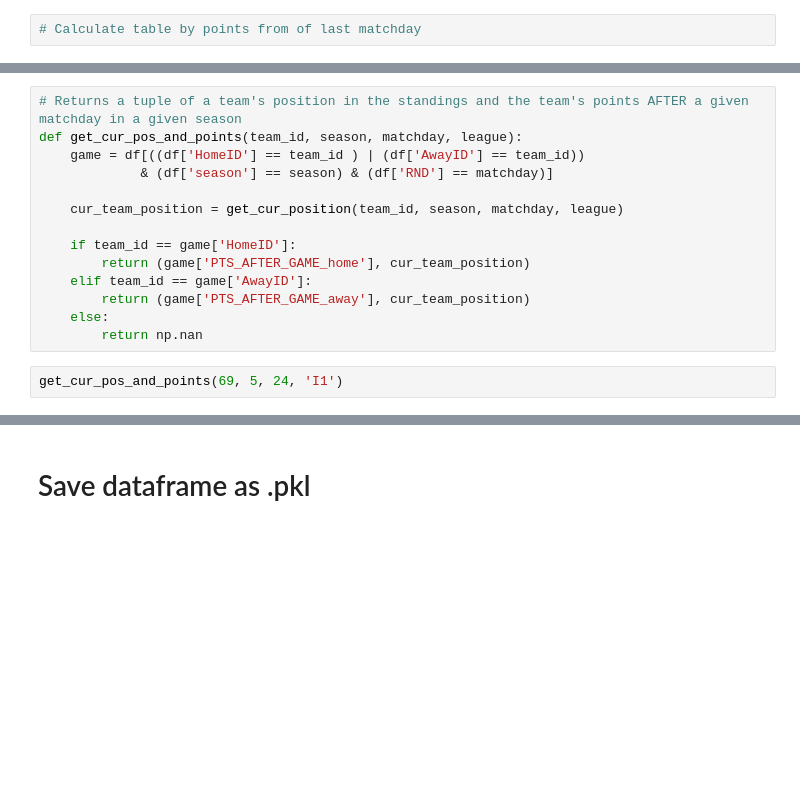
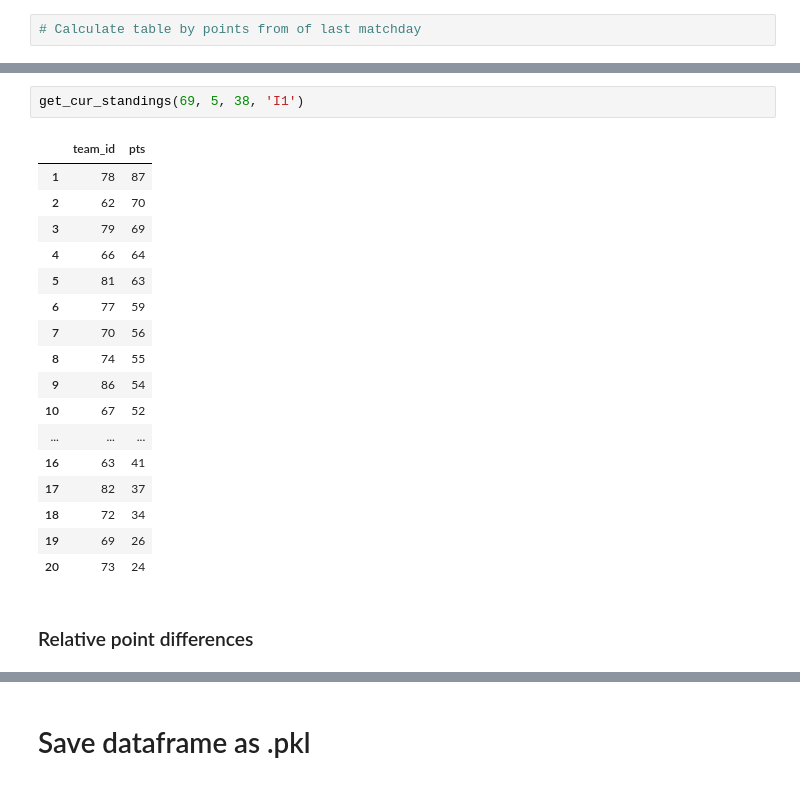
Before and after one commit to michapries/bachelors-thesis, a Jupyter notebook: data_extraction.ipynb, the cells around one changed output, grey strips where cells are left out. Drawn from its saved outputs; the diff is of its cells as text; blank space fills up the shorter version.

```diff
--- a/data_extraction.ipynb
+++ b/data_extraction.ipynb
@@ -800,16 +761,22 @@ get_cur_standings(39, 5, 20, 'D1')
-# %%
-# Returns a tuple of a team's position in the standings and the team's points AFTER a given matchday in a given season
-def get_cur_pos_and_points(team_id, season, matchday, league):
-    game = df[((df['HomeID'] == team_id ) | (df['AwayID'] == team_id))
-             & (df['season'] == season) & (df['RND'] == matchday)]
-
-    cur_team_position = get_cur_position(team_id, season, matchday, league)
-
-    if team_id == game['HomeID']:
-        return (game['PTS_AFTER_GAME_home'], cur_team_position)
-    elif team_id == game['AwayID']:
-        return (game['PTS_AFTER_GAME_away'], cur_team_position)
-    else:
-        return np.nan
 # %%
-get_cur_pos_and_points(69, 5, 24, 'I1')
+get_cur_standings(69, 5, 38, 'I1')
+# %% [output]
+|  | team_id | pts |
+| 1 | 78 | 87 |
+| 2 | 62 | 70 |
+| 3 | 79 | 69 |
+| 4 | 66 | 64 |
+| 5 | 81 | 63 |
+| 6 | 77 | 59 |
+| 7 | 70 | 56 |
+| 8 | 74 | 55 |
+| 9 | 86 | 54 |
+| 10 | 67 | 52 |
+| ... | ... | ... |
+| 16 | 63 | 41 |
+| 17 | 82 | 37 |
+| 18 | 72 | 34 |
+| 19 | 69 | 26 |
+| 20 | 73 | 24 |
+# %% [markdown]
+### Relative point differences
```
Also changed, not shown: parts of 10 cells of this notebook.
